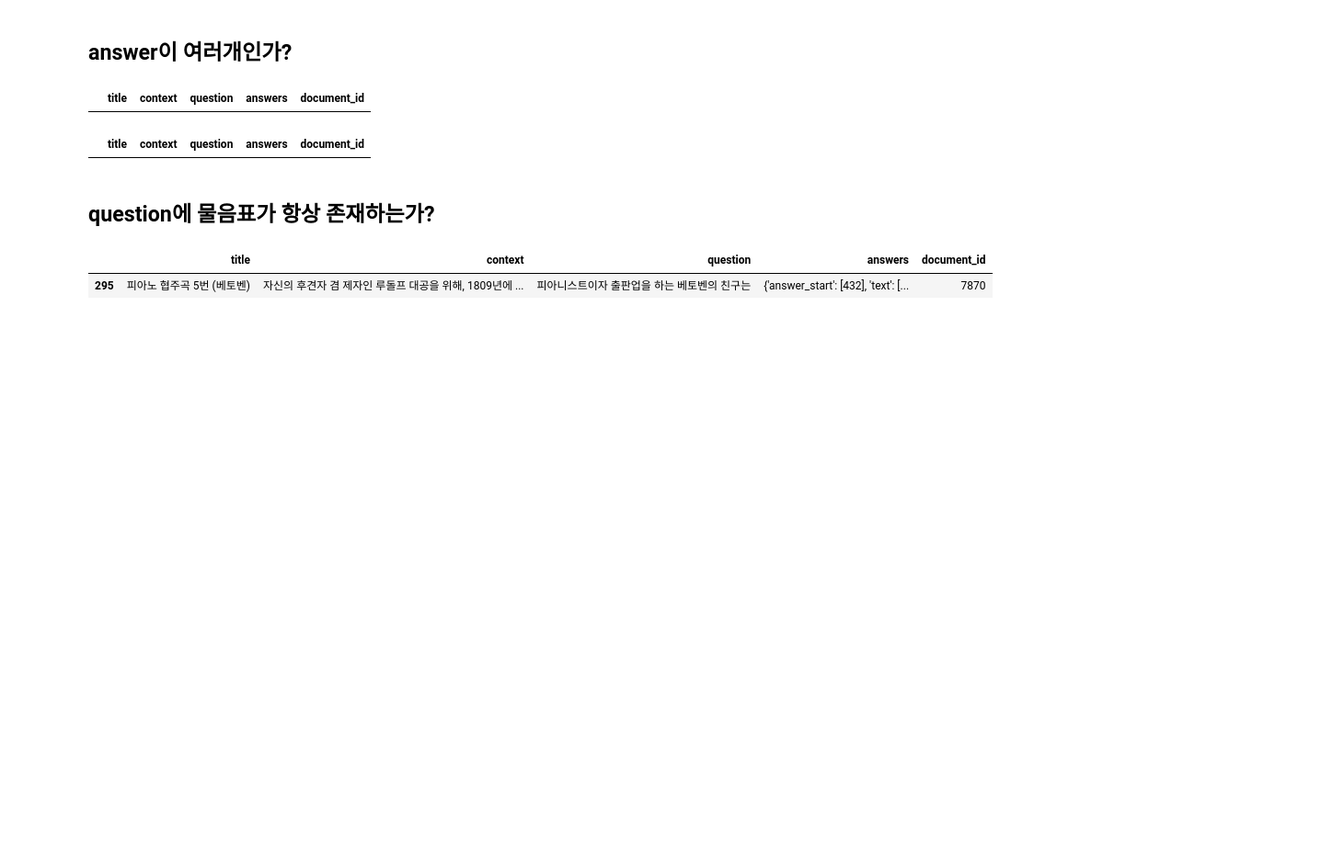
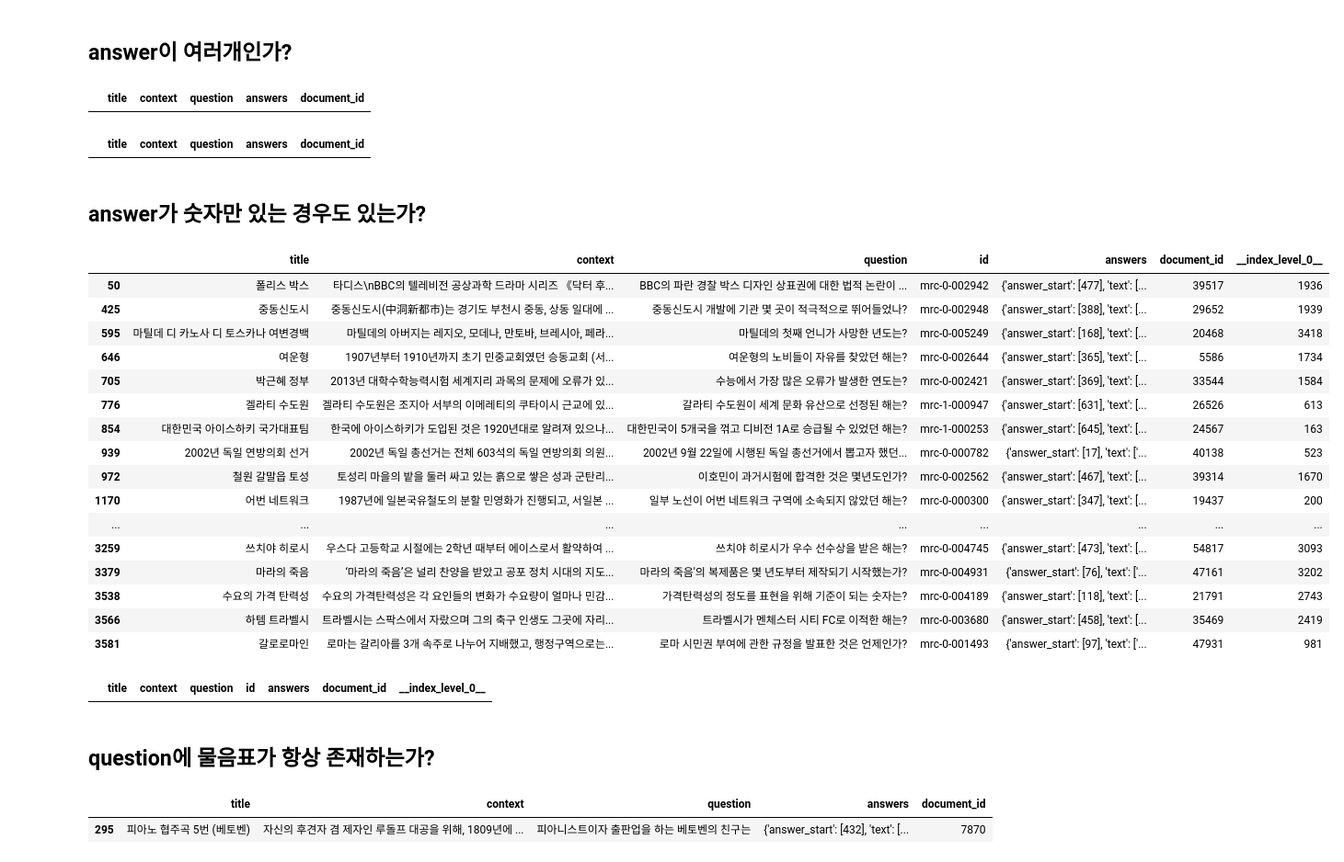
Before and after one commit to yeseoLee/Open-Domain-QA, a Jupyter notebook: notebooks/eda_for_data_cleaning.ipynb, the cells around one changed output. Shown: that part at 92% size. Cells and saved outputs as stored; diff of their text form; code cells hidden in the pictures; blank space fills up the shorter version.

```diff
--- a/notebooks/eda_for_data_cleaning.ipynb
+++ b/notebooks/eda_for_data_cleaning.ipynb
@@ -241,6 +249,38 @@ is_multiple_answers(train_df)
 is_multiple_answers(valid_df)
 # %% [output]
 |  | title | context | question | answers | document_id |
+# %% [markdown]
+## answer가 숫자만 있는 경우도 있는가?
+# %%
+def is_answer_digit(df):
+    answer_digit = [
+        row for _, row in df.iterrows() if row["answers"]["text"][0].isdigit()
+    ]
+    return pd.DataFrame(answer_digit, columns=df.columns)
+# %%
+is_answer_digit(train_df)
+# %% [output]
+|  | title | context | question | id | answers | document_id | __index_level_0__ |
+| 50 | 폴리스 박스 | 타디스\nBBC의 텔레비전 공상과학 드라마 시리즈 《닥터 후... | BBC의 파란 경찰 박스 디자인 상표권에 대한 법적 논란이 ... | mrc-0-002942 | {'answer_start': [477], 'text': [... | 39517 | 1936 |
+| 425 | 중동신도시 | 중동신도시(中洞新都市)는 경기도 부천시 중동, 상동 일대에 ... | 중동신도시 개발에 기관 몇 곳이 적극적으로 뛰어들었나? | mrc-0-002948 | {'answer_start': [388], 'text': [... | 29652 | 1939 |
+| 595 | 마틸데 디 카노사 디 토스카나 여변경백 | 마틸데의 아버지는 레지오, 모데나, 만토바, 브레시아, 페라... | 마틸데의 첫째 언니가 사망한 년도는? | mrc-0-005249 | {'answer_start': [168], 'text': [... | 20468 | 3418 |
+| 646 | 여운형 | 1907년부터 1910년까지 초기 민중교회였던 승동교회 (서... | 여운형의 노비들이 자유를 찾았던 해는? | mrc-0-002644 | {'answer_start': [365], 'text': [... | 5586 | 1734 |
+| 705 | 박근혜 정부 | 2013년 대학수학능력시험 세계지리 과목의 문제에 오류가 있... | 수능에서 가장 많은 오류가 발생한 연도는? | mrc-0-002421 | {'answer_start': [369], 'text': [... | 33544 | 1584 |
+| 776 | 겔라티 수도원 | 겔라티 수도원은 조지아 서부의 이메레티의 쿠타이시 근교에 있... | 갈라티 수도원이 세계 문화 유산으로 선정된 해는? | mrc-1-000947 | {'answer_start': [631], 'text': [... | 26526 | 613 |
+| 854 | 대한민국 아이스하키 국가대표팀 | 한국에 아이스하키가 도입된 것은 1920년대로 알려져 있으나... | 대한민국이 5개국을 꺾고 디비전 1A로 승급될 수 있었던 해는? | mrc-1-000253 | {'answer_start': [645], 'text': [... | 24567 | 163 |
+| 939 | 2002년 독일 연방의회 선거 | 2002년 독일 총선거는 전체 603석의 독일 연방의회 의원... | 2002년 9월 22일에 시행된 독일 총선거에서 뽑고자 했던... | mrc-0-000782 | {'answer_start': [17], 'text': ['... | 40138 | 523 |
+| 972 | 철원 갈말읍 토성 | 토성리 마을의 밭을 둘러 싸고 있는 흙으로 쌓은 성과 군탄리... | 이호민이 과거시험에 합격한 것은 몇년도인가? | mrc-0-002562 | {'answer_start': [467], 'text': [... | 39314 | 1670 |
+| 1170 | 어번 네트워크 | 1987년에 일본국유철도의 분할 민영화가 진행되고, 서일본 ... | 일부 노선이 어번 네트워크 구역에 소속되지 않았던 해는? | mrc-0-000300 | {'answer_start': [347], 'text': [... | 19437 | 200 |
+| ... | ... | ... | ... | ... | ... | ... | ... |
+| 3259 | 쓰치야 히로시 | 우스다 고등학교 시절에는 2학년 때부터 에이스로서 활약하여 ... | 쓰치야 히로시가 우수 선수상을 받은 해는? | mrc-0-004745 | {'answer_start': [473], 'text': [... | 54817 | 3093 |
+| 3379 | 마라의 죽음 | ‘마라의 죽음’은 널리 찬양을 받았고 공포 정치 시대의 지도... | 마라의 죽음'의 복제품은 몇 년도부터 제작되기 시작했는가? | mrc-0-004931 | {'answer_start': [76], 'text': ['... | 47161 | 3202 |
+| 3538 | 수요의 가격 탄력성 | 수요의 가격탄력성은 각 요인들의 변화가 수요량이 얼마나 민감... | 가격탄력성의 정도를 표현을 위해 기준이 되는 숫자는? | mrc-0-004189 | {'answer_start': [118], 'text': [... | 21791 | 2743 |
+| 3566 | 하템 트라벨시 | 트라벨시는 스팍스에서 자랐으며 그의 축구 인생도 그곳에 자리... | 트라벨시가 멘체스터 시티 FC로 이적한 해는? | mrc-0-003680 | {'answer_start': [458], 'text': [... | 35469 | 2419 |
+| 3581 | 갈로로마인 | 로마는 갈리아를 3개 속주로 나누어 지배했고, 행정구역으로는... | 로마 시민권 부여에 관한 규정을 발표한 것은 언제인가? | mrc-0-001493 | {'answer_start': [97], 'text': ['... | 47931 | 981 |
+# %%
+is_answer_digit(valid_df)
+# %% [output]
+|  | title | context | question | id | answers | document_id | __index_level_0__ |
 # %% [markdown]
 ## question에 물음표가 항상 존재하는가?
 # %%
```
Also changed, not shown: parts of 5 cells of this notebook.
